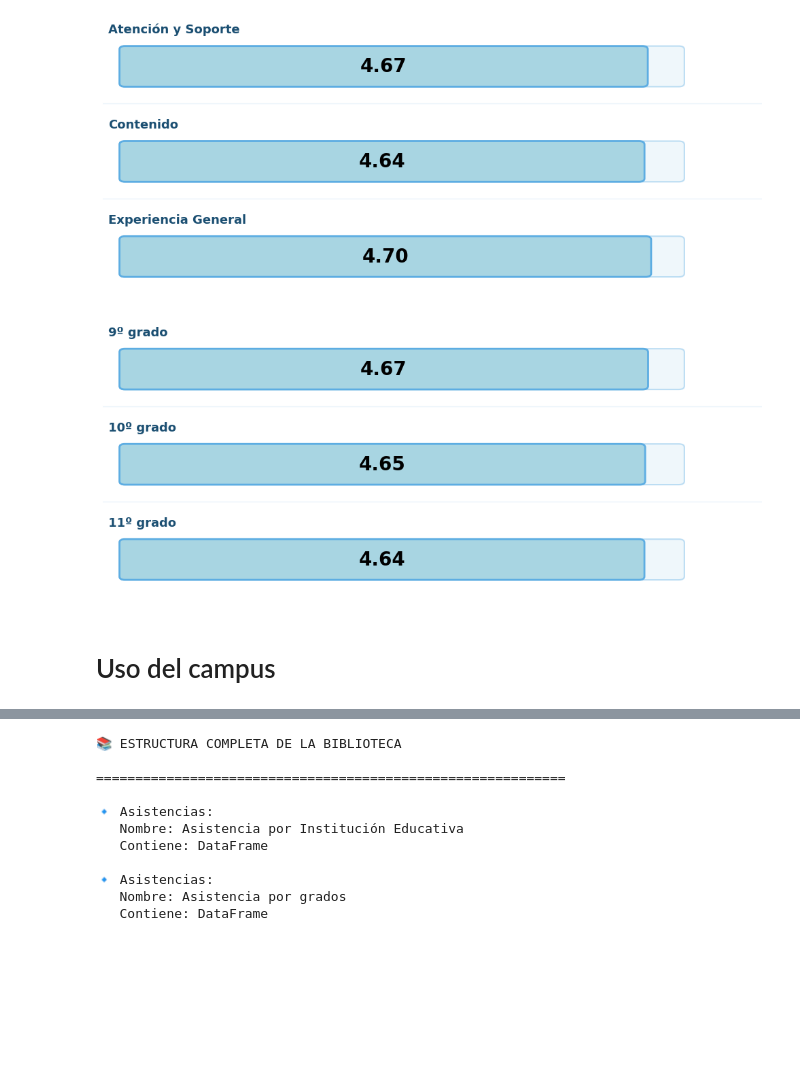
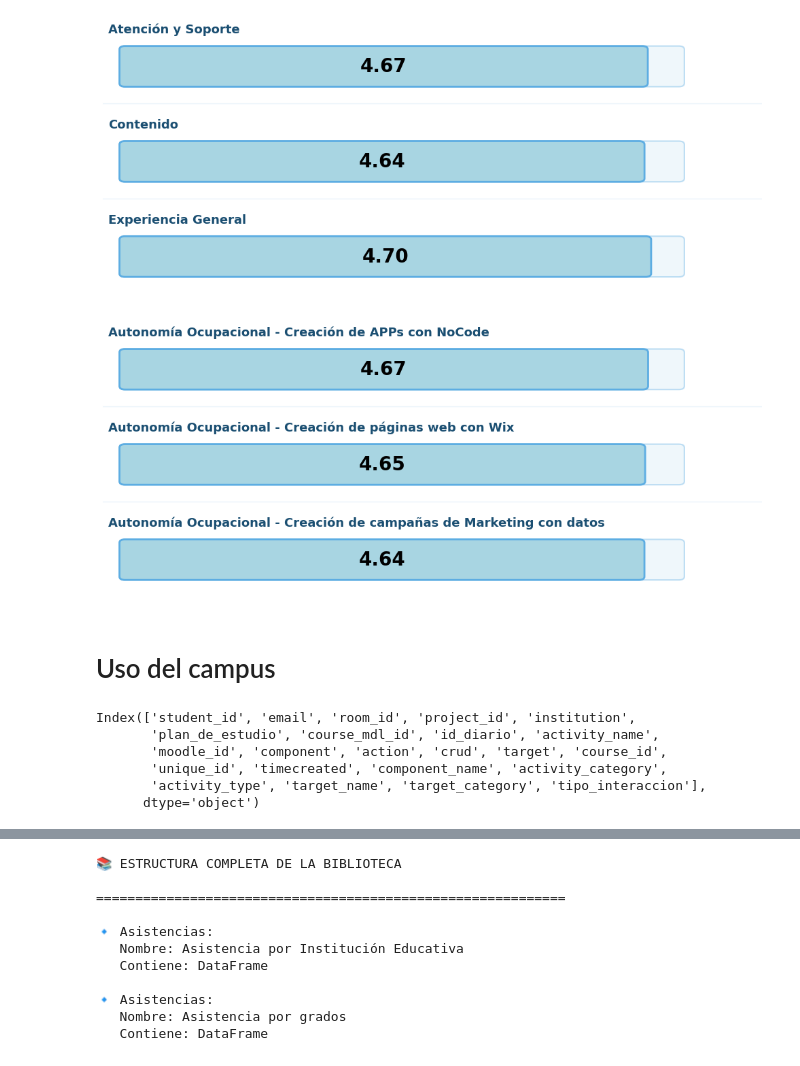
Before and after one commit to Crack-The-Code-Data/Resumen-automatico-de-cierre-de-proyectos, a Jupyter notebook: Notebook.ipynb, the cells around one changed output, grey strips where cells are left out. Drawn from its saved outputs; the diff is of its cells as text; code cells hidden in the pictures; blank space fills up the shorter version.

```diff
--- a/Notebook.ipynb
+++ b/Notebook.ipynb
@@ -2013,9 +2386,9 @@ dist_notas = df_calificaciones.groupby('cluster_nota')['student_id'].nunique().r
 dist_notas.columns = ['Cluster', 'Estudiantes']
 
 # Ordenar los clusters correctamente
-orden_clusters = ['0-5', '5-10', '10-15', '15-20', '20-25', '25-30', '30-35', '35-40',
-                  '40-45', '45-50', '50-55', '55-60', '60-65', '65-70', '70-75', '75-80',
-                  '80-85', '85-90', '90-95', '95-100']
+orden_clusters = ['0-4', '5-9', '10-14', '15-19', '20-24', '25-29', '30-34', '35-39',
+                  '40-44', '45-49', '50-54', '55-59', '60-64', '65-69', '70-74', '75-79',
+                  '80-84', '85-89', '90-94', '95-100']
 
 # Filtrar solo los que existen y ordenar
 dist_notas['Cluster'] = pd.Categorical(dist_notas['Cluster'], categories=orden_clusters, ordered=True)
@@ -2024,8 +2397,8 @@ dist_notas = dist_notas.sort_values('Cluster').dropna()
 # Crear lista de colores según el cluster
 colores = []
 for cluster in dist_notas['Cluster']:
-    if cluster in ['0-5', '5-10', '10-15', '15-20', '20-25', '25-30', '30-35', '35-40',
-                   '40-45', '45-50', '50-55', '55-60']:
+    if cluster in ['0-4', '5-9', '10-14', '15-19', '20-24', '25-29', '30-34', '35-39',
+                  '40-44', '45-49', '50-54', '55-59']:
         colores.append('#F8B4B4')  # Rojo pastel suave
     else:  # 65-70 en adelante
         colores.append('#B4E8B4')  # Verde pastel suave
@@ -2100,6 +2473,6 @@ biblioteca['Calificaciones'].append({
 # %%
 if tiene_instituciones:
-    cuestionarios_institucion=df_calificaciones.groupby('institution').agg(
+    cuestionarios_institucion=df_calificaciones[df_calificaciones['nota_final_ponderada'].notnull()].groupby('institution').agg(
         evaluados=('student_id', 'nunique'),
         aprobados=('student_id', lambda x: df_calificaciones.loc[x.index][df_calificaciones.loc[x.index, 'nota_final_ponderada'] >= 60]['student_id'].nunique()),
         desaprobados=('student_id', lambda x: df_calificaciones.loc[x.index][df_calificaciones.loc[x.index, 'nota_final_ponderada'] < 60]['student_id'].nunique()),
@@ -2120,7 +2493,7 @@ if tiene_instituciones:
     })
 # %%
 if tiene_grados:
-    cuestionarios_grado=df_calificaciones.groupby('grade').agg(
+    cuestionarios_grado=df_calificaciones[df_calificaciones['nota_final_ponderada'].notnull()].groupby('grade').agg(
         evaluados=('student_id', 'nunique'),
         aprobados=('student_id', lambda x: df_calificaciones.loc[x.index][df_calificaciones.loc[x.index, 'nota_final_ponderada'] >= 60]['student_id'].nunique()),
         desaprobados=('student_id', lambda x: df_calificaciones.loc[x.index][df_calificaciones.loc[x.index, 'nota_final_ponderada'] < 60]['student_id'].nunique()),
@@ -2534,31 +2958,39 @@ biblioteca['Satisfaccion'].append({
 # %% [output]
 [figure]
 # %%
-resumen_satisfaccion_grado_profe_ie=desagregar(df_satisfaccion_profesores_ie,'lista_grados','answer_numeric').groupby('valor_individual')['id'].mean().reset_index()
-resumen_satisfaccion_grado_profe_ie.columns=['Grado', 'Puntaje promedio']
-resumen_satisfaccion_grado_profe_ie['Puntaje maximo']=5
-resumen_satisfaccion_grado_profe_ie['Grado']=resumen_satisfaccion_grado_profe_ie['Grado'].astype(int).astype(str)+'º grado'
-resumen_satisfaccion_grado_profe_ie.sort_values('Puntaje promedio', ascending=False, inplace=True)
+resumen_satisfaccion_OC_profe_ie=desagregar(df_satisfaccion_profesores_ie,'ofertas_academicas','answer_numeric').groupby('valor_individual')['id'].mean().reset_index()
+resumen_satisfaccion_OC_profe_ie.columns=['Ofertas academicas', 'Puntaje promedio']
+resumen_satisfaccion_OC_profe_ie['Puntaje maximo']=5
+resumen_satisfaccion_OC_profe_ie.sort_values('Puntaje promedio', ascending=False, inplace=True)
 # %%
 fig_satisfaccion_planestudio_IE=crear_gauge_barras(
-    resumen_satisfaccion_grado_profe_ie,
-    columna_dimension='Grado',
+    resumen_satisfaccion_OC_profe_ie,
+    columna_dimension='Ofertas academicas',
     columna_valor='Puntaje promedio',
     columna_max='Puntaje maximo',
     titulo='',
     figsize_base=(10, 1.5)
 )
 
 # Guardar en biblioteca
 biblioteca['Satisfaccion'].append({
     'name': 'Satisfacción por grado de profesores IE',
     'fig': fig_satisfaccion_planestudio_IE,
-    'data': pd.DataFrame(resumen_satisfaccion_grado_profe_ie)
+    'data': pd.DataFrame(resumen_satisfaccion_OC_profe_ie)
 })
 # %% [output]
-[figure, old version]
+[figure, new version]
 # %% [markdown]
 # Uso del campus
+# %%
+df_uso_campus.columns
+# %% [output]
+Index(['student_id', 'email', 'room_id', 'project_id', 'institution',
+       'plan_de_estudio', 'course_mdl_id', 'id_diario', 'activity_name',
+       'moodle_id', 'component', 'action', 'crud', 'target', 'course_id',
+       'unique_id', 'timecreated', 'component_name', 'activity_category',
+       'activity_type', 'target_name', 'target_category', 'tipo_interaccion'],
+      dtype='object')
 # %%
 dist_dispositivo=df_alumnos.groupby('dispositivo')['id'].nunique().reset_index()
 dist_dispositivo.columns =  ['Dispositivo', 'Estudiantes']
```
Also changed, not shown: parts of 24 cells of this notebook, 3 other files.
